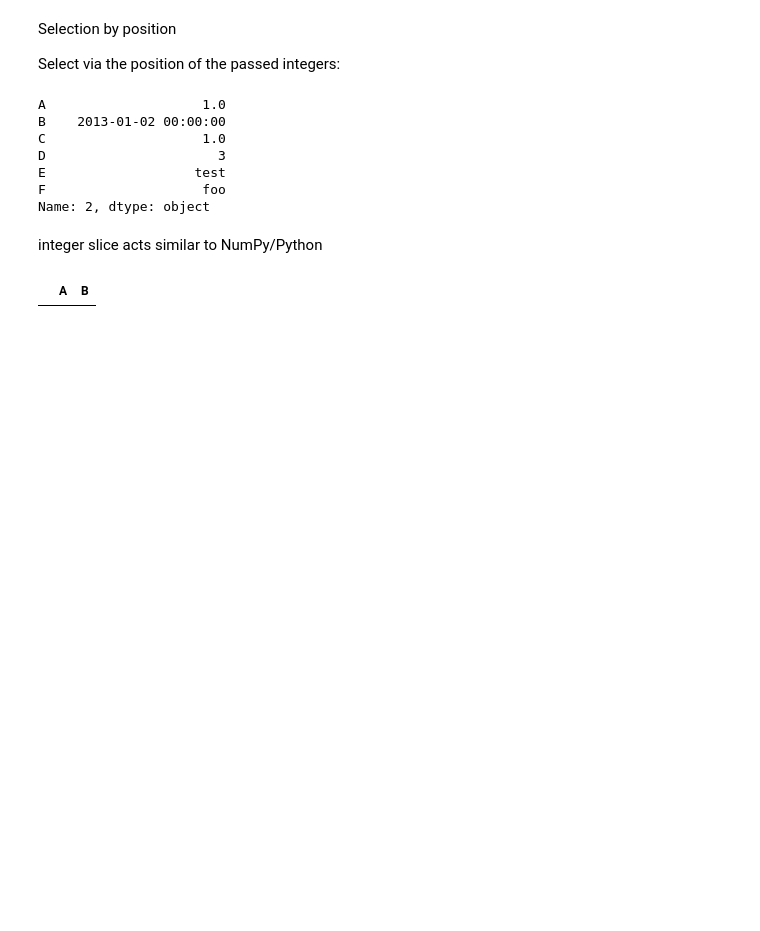
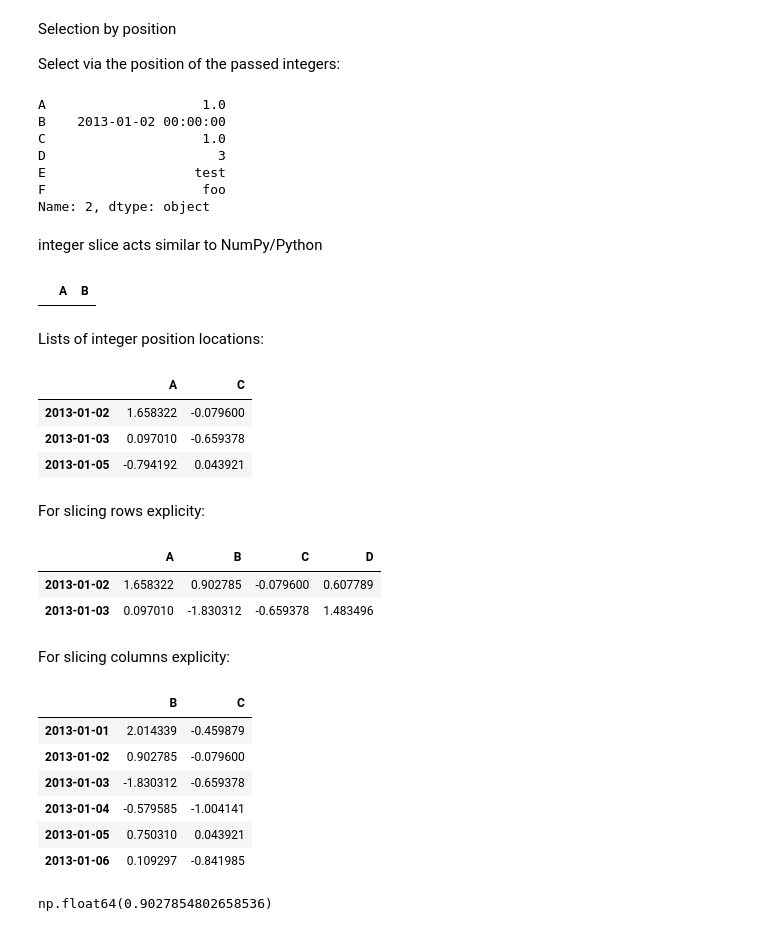
Before and after one commit to guddiyasingh/python-main, a Jupyter notebook: 10_minutes_panda.ipynb, the cells around one changed output. Drawn from its saved outputs; the diff is of its cells as text; code cells hidden in the pictures; blank space fills up the shorter version.

```diff
--- a/10_minutes_panda.ipynb
+++ b/10_minutes_panda.ipynb
@@ -289,3 +289,32 @@ integer slice acts similar to NumPy/Python
 df2.iloc[3:2,0:2]
 # %% [output]
 |  | A | B |
+# %% [markdown]
+Lists of integer position locations:
+# %%
+df.iloc[[1,2,4],[0,2]]
+# %% [output]
+|  | A | C |
+| 2013-01-02 | 1.658322 | -0.079600 |
+| 2013-01-03 | 0.097010 | -0.659378 |
+| 2013-01-05 | -0.794192 | 0.043921 |
+# %% [markdown]
+For slicing rows explicity:
+# %%
+df.iloc[1:3,:]
+# %% [output]
+|  | A | B | C | D |
+| 2013-01-02 | 1.658322 | 0.902785 | -0.079600 | 0.607789 |
+| 2013-01-03 | 0.097010 | -1.830312 | -0.659378 | 1.483496 |
+# %% [markdown]
+For slicing columns explicity:
+# %%
+df.iloc[:,1:3]
+# %% [output]
+|  | B | C |
+| 2013-01-01 | 2.014339 | -0.459879 |
+| 2013-01-02 | 0.902785 | -0.079600 |
+| 2013-01-03 | -1.830312 | -0.659378 |
+| 2013-01-04 | -0.579585 | -1.004141 |
+| 2013-01-05 | 0.750310 | 0.043921 |
+| 2013-01-06 | 0.109297 | -0.841985 |
@@ -291,0 +323,4 @@ df2.iloc[3:2,0:2]
+# %%
+df.iloc[1,1]
+# %% [output]
+np.float64(0.9027854802658536)
```
Also changed, not shown: parts of 7 cells of this notebook.
